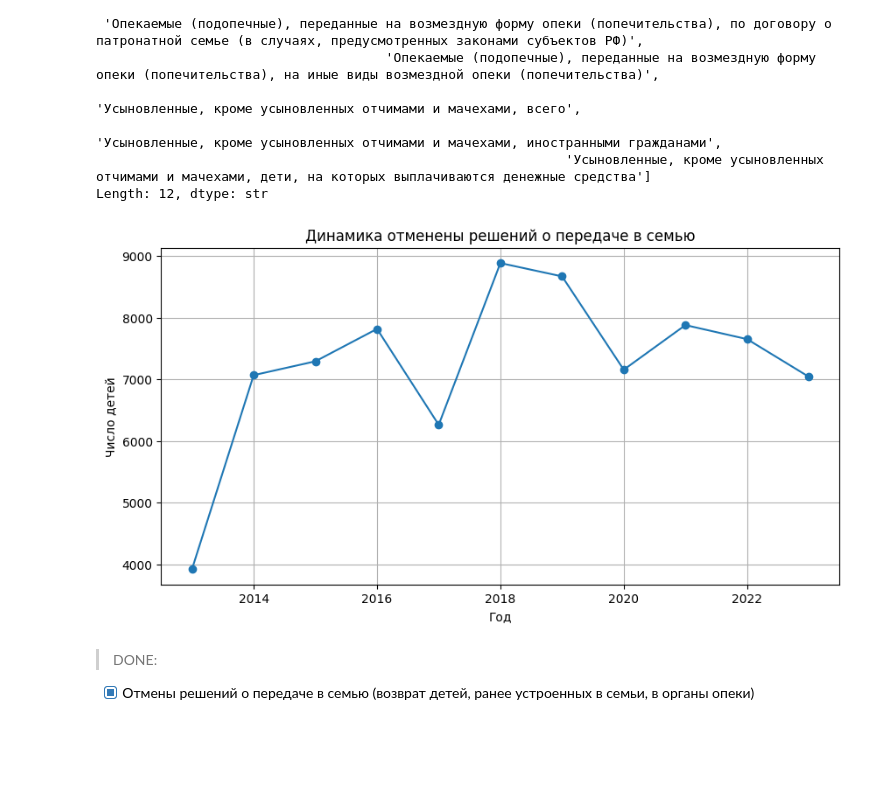
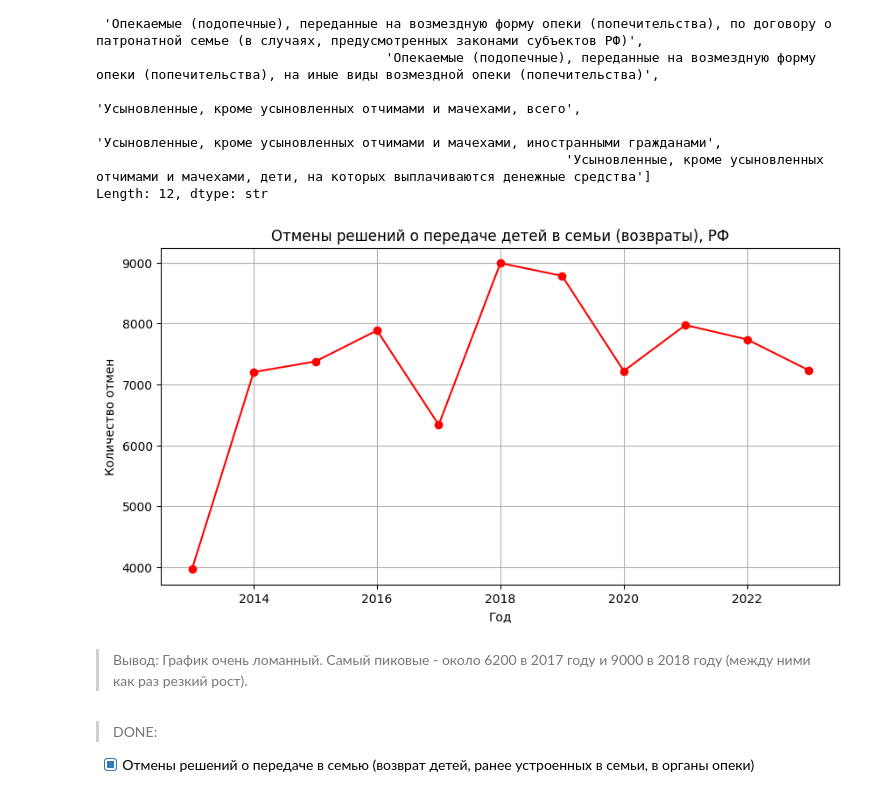
Before and after one commit to manifoldmind/Orphans-data-analysis, a Jupyter notebook: 3 results.ipynb, the cells around one changed output. Cells and saved outputs as stored; diff of their text form; code cells hidden in the pictures; blank space fills up the shorter version.

```diff
--- a/3 results.ipynb
+++ b/3 results.ipynb
@@ -229,23 +229,23 @@ Length: 12, dtype: str
 # %%
 df_canceled_families = df[
     (df['main_level'] == 'отменено решений о передаче ребенка на воспитание в семью, всего') & \
-    (df['dimension'] != 'Опекаемые (подопечные), всего')
+    (df['dimension'].isin(['Опекаемые (подопечные), всего', 'Усыновленные, кроме усыновленных отчимами и мачехами, всего']))
 ]
 # %%
 cancs_by_year = df_canceled_families.groupby('year')['indicator_value'].sum().reset_index()
 # %%
-import matplotlib.pyplot as plt
-
-plt.figure(figsize=(10, 5))
-"""Горизонт - год, вертикаль - число сирот"""
-plt.plot(cancs_by_year['year'], cancs_by_year['indicator_value'], marker='o', linestyle='-')
-plt.title('Динамика отменены решений о передаче в семью')
+plt.figure(figsize=(10,5))
+plt.plot(cancs_by_year['year'], cancs_by_year['indicator_value'], marker='o', color='red')
+plt.title('Отмены решений о передаче детей в семьи (возвраты), РФ')
 plt.xlabel('Год')
-plt.ylabel('Число детей')
+plt.ylabel('Количество отмен')
 plt.grid(True)
 plt.show()
 # %% [output]
-[figure, old version]
+[figure, new version]
+# %% [markdown]
+>Вывод:
+График очень ломанный. Самый пиковые - около 6200 в 2017 году и 9000 в 2018 году (между ними как раз резкий рост).
 # %% [markdown]
 >DONE:
 - [x] Отмены решений о передаче в семью (возврат детей, ранее устроенных в семьи, в органы опеки)
```
Also changed, not shown: 1 other file.
